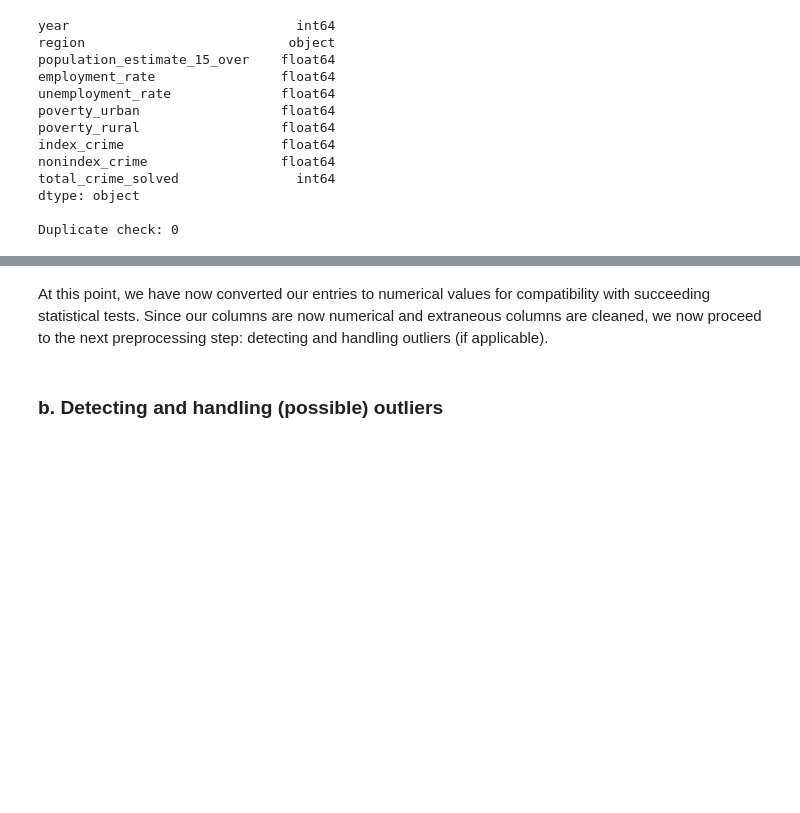
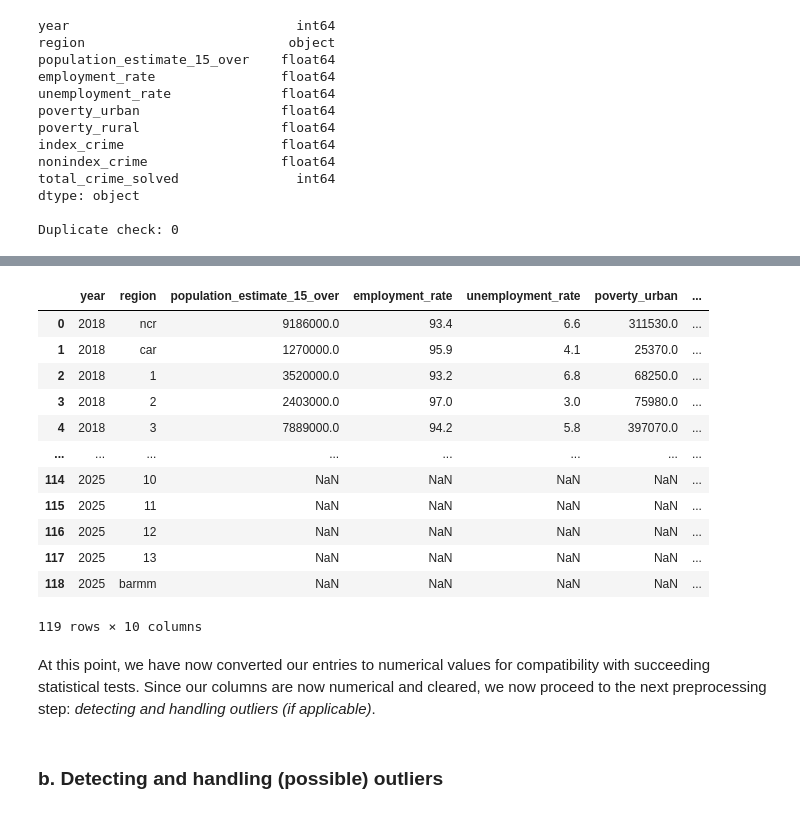
Before and after one commit to RpnAndri/crime-analysis, a Jupyter notebook: EDA.ipynb, the cells around one changed output, grey strips where cells are left out. Drawn from its saved outputs; the diff is of its cells as text; code cells hidden in the pictures; blank space fills up the shorter version.

```diff
--- a/EDA.ipynb
+++ b/EDA.ipynb
@@ -267,5 +276,26 @@ Duplicate check: 0
+# %%
+# Convert population_estimate_15_over, poverty_urban, & poverty_rural to their true value by multiplying by 1000
+reinforced_df["population_estimate_15_over"] = reinforced_df["population_estimate_15_over"] * 1000
+reinforced_df["poverty_urban"] = reinforced_df["poverty_urban"] * 1000
+reinforced_df["poverty_rural"] = reinforced_df["poverty_rural"] * 1000
+
+reinforced_df
+# %% [output]
+|  | year | region | population_estimate_15_over | employment_rate | unemployment_rate | poverty_urban | ... |
+| 0 | 2018 | ncr | 9186000.0 | 93.4 | 6.6 | 311530.0 | ... |
+| 1 | 2018 | car | 1270000.0 | 95.9 | 4.1 | 25370.0 | ... |
+| 2 | 2018 | 1 | 3520000.0 | 93.2 | 6.8 | 68250.0 | ... |
+| 3 | 2018 | 2 | 2403000.0 | 97.0 | 3.0 | 75980.0 | ... |
+| 4 | 2018 | 3 | 7889000.0 | 94.2 | 5.8 | 397070.0 | ... |
+| ... | ... | ... | ... | ... | ... | ... | ... |
+| 114 | 2025 | 10 | NaN | NaN | NaN | NaN | ... |
+| 115 | 2025 | 11 | NaN | NaN | NaN | NaN | ... |
+| 116 | 2025 | 12 | NaN | NaN | NaN | NaN | ... |
+| 117 | 2025 | 13 | NaN | NaN | NaN | NaN | ... |
+| 118 | 2025 | barmm | NaN | NaN | NaN | NaN | ... |
+119 rows × 10 columns
 # %% [markdown]
-At this point, we have now converted our entries to numerical values for compatibility with succeeding statistical tests. Since our columns are now numerical and extraneous columns are cleaned, we now proceed to the next preprocessing step: detecting and handling outliers (if applicable).
+At this point, we have now converted our entries to numerical values for compatibility with succeeding statistical tests. Since our columns are now numerical and cleared, we now proceed to the next preprocessing step: _detecting and handling outliers (if applicable)_.
 # %% [markdown]
 ### b. Detecting and handling (possible) outliers
 # %% [markdown]
```
Also changed, not shown: parts of 11 cells of this notebook, 2 other files.
